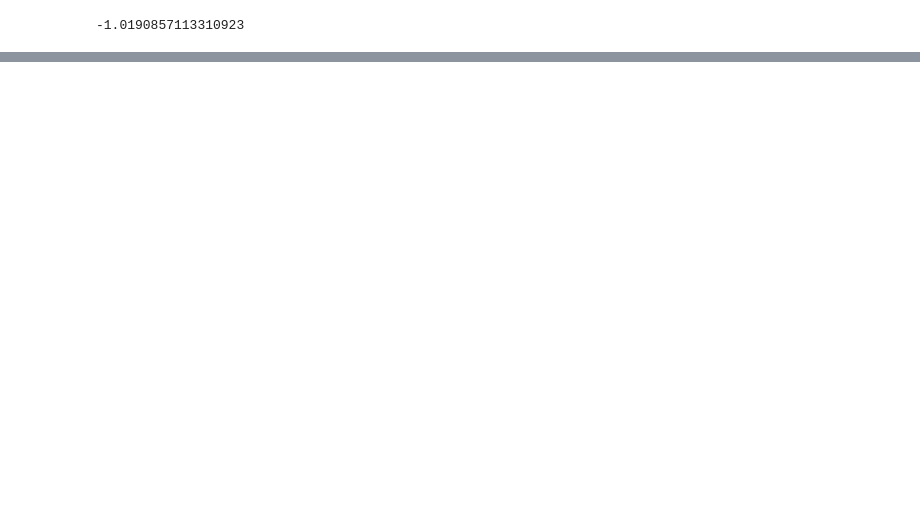
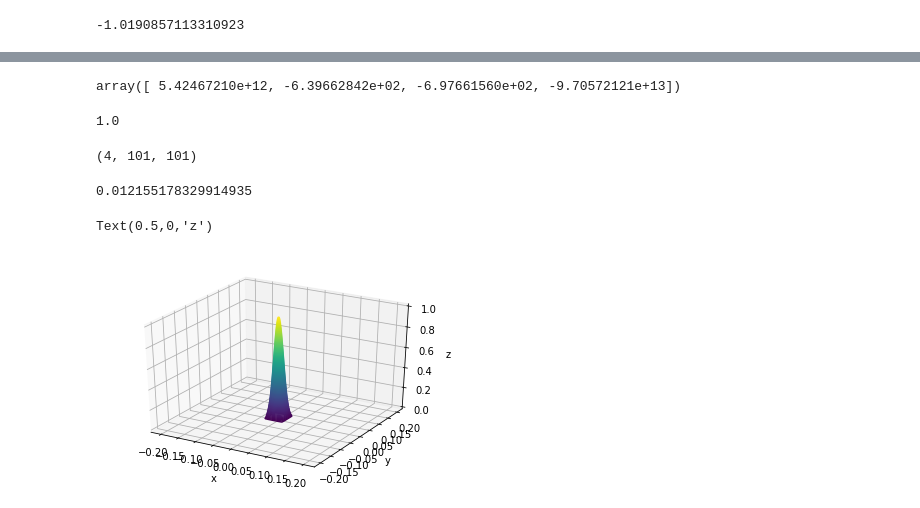
Before and after one commit to xiaoxu42/Eigen_Kernel, a Jupyter notebook: 2DEigenKernel-Copy1.ipynb, the cells around one changed output, grey strips where cells are left out. Cells and saved outputs as stored; diff of their text form; code cells hidden in the pictures; blank space fills up the shorter version.

Commit message:
finishing kernel calculation

```diff
--- a/2DEigenKernel-Copy1.ipynb
+++ b/2DEigenKernel-Copy1.ipynb
@@ -153,0 +136,7 @@ def myfunctoint_cal(kx,ky,x,y,this_x,this_y):
+# %%
+x = np.linspace(0, 1, 20)
+y = np.linspace(0, 1, 30)
+z = np.exp(-1j*x[:,None]-1j*y)
+zz = integrate.simps(z, y)
+
+zz.shape
@@ -153,0 +201,10 @@ def myfunctoint_cal(kx,ky,x,y,this_x,this_y):
+# %%
+horizon = 5
+kernel_list = [[0]*horizon for i in range(horizon)]
+
+for i in range(horizon):
+    for j in range(horizon):
+        print(i,j)
+        # i=this_x, j=this_y
+        kernel_this = myfunction_cal_dis(lambda_dis,phi_x,phi_y,number_k,number_x,i,j)
+        kernel_list[i][j] = kernel_this
@@ -153,0 +276,30 @@ def myfunctoint_cal(kx,ky,x,y,this_x,this_y):
+# %%
+kernel0[0][0]
+# %% [output]
+array([ 5.42467210e+12, -6.39662842e+02, -6.97661560e+02, -9.70572121e+13])
+# %%
+u2.max()
+# %% [output]
+1.0
+# %%
+kernel_list[1][1].shape
+# %% [output]
+(4, 101, 101)
+# %%
+Z[mid-21,mid-21]
+# %% [output]
+0.012155178329914935
+# %%
+x = np.linspace(-l*10,l*10,N)
+y = np.linspace(-l*10,l*10,N)
+X,Y = np.meshgrid(x,y)
+Z = u_initial
+fig = plt.figure()
+ax = plt.axes(projection='3d')
+ax.contour3D(X,Y,Z,100)
+ax.set_xlabel('x')
+ax.set_ylabel('y')
+ax.set_zlabel('z')
+# %% [output]
+Text(0.5,0,'z')
+[figure, added]
```
Also changed, not shown: parts of 29 cells of this notebook.
